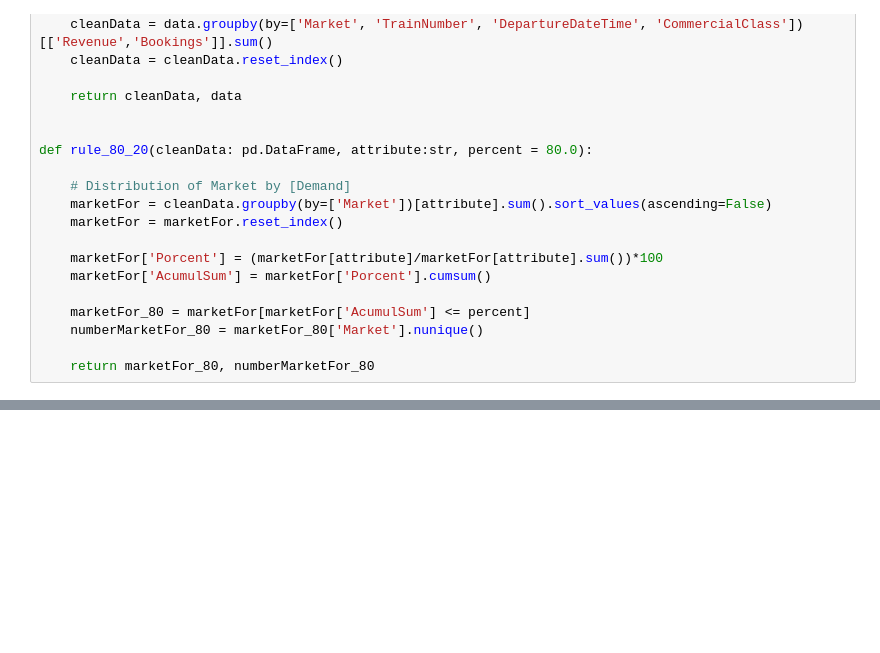
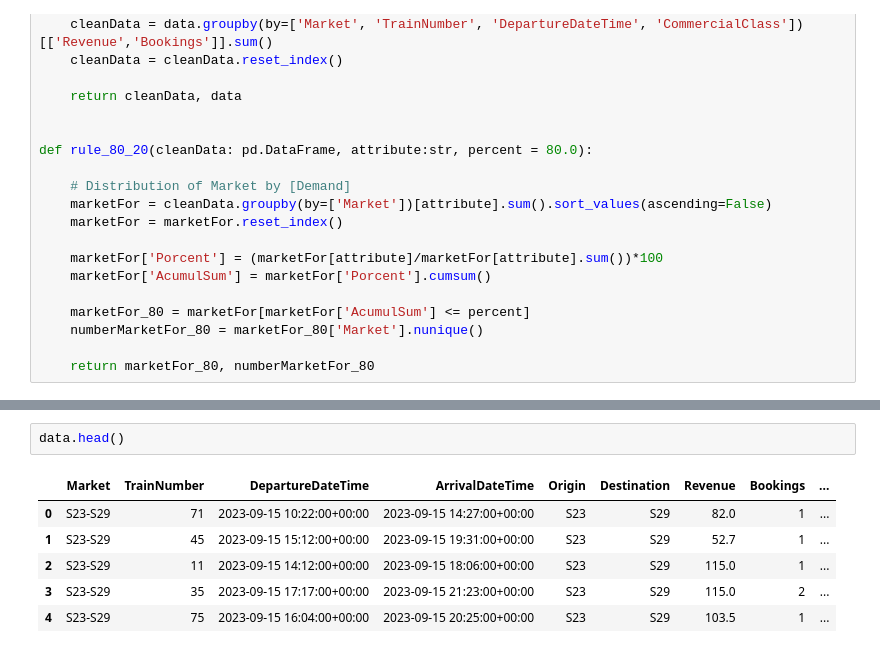
Before and after one commit to wilmerurango/workshop, a Jupyter notebook: data_dia1.ipynb, the cells around one changed output, grey strips where cells are left out. Drawn from its saved outputs; the diff is of its cells as text; blank space fills up the shorter version.

```diff
--- a/data_dia1.ipynb
+++ b/data_dia1.ipynb
@@ -52,2 +73,11 @@ marketForRevenue, numberMarketForRevenue = rule_80_20(cleanData, 'Revenue')
+# %%
+data.head()
+# %% [output]
+|  | Market | TrainNumber | DepartureDateTime | ArrivalDateTime | Origin | Destination | Revenue | Bookings | ... |
+| 0 | S23-S29 | 71 | 2023-09-15 10:22:00+00:00 | 2023-09-15 14:27:00+00:00 | S23 | S29 | 82.0 | 1 | ... |
+| 1 | S23-S29 | 45 | 2023-09-15 15:12:00+00:00 | 2023-09-15 19:31:00+00:00 | S23 | S29 | 52.7 | 1 | ... |
+| 2 | S23-S29 | 11 | 2023-09-15 14:12:00+00:00 | 2023-09-15 18:06:00+00:00 | S23 | S29 | 115.0 | 1 | ... |
+| 3 | S23-S29 | 35 | 2023-09-15 17:17:00+00:00 | 2023-09-15 21:23:00+00:00 | S23 | S29 | 115.0 | 2 | ... |
+| 4 | S23-S29 | 75 | 2023-09-15 16:04:00+00:00 | 2023-09-15 20:25:00+00:00 | S23 | S29 | 103.5 | 1 | ... |
 # %%
 # Add histogram data
```
Also changed, not shown: parts of 8 cells of this notebook, 1 other file.
